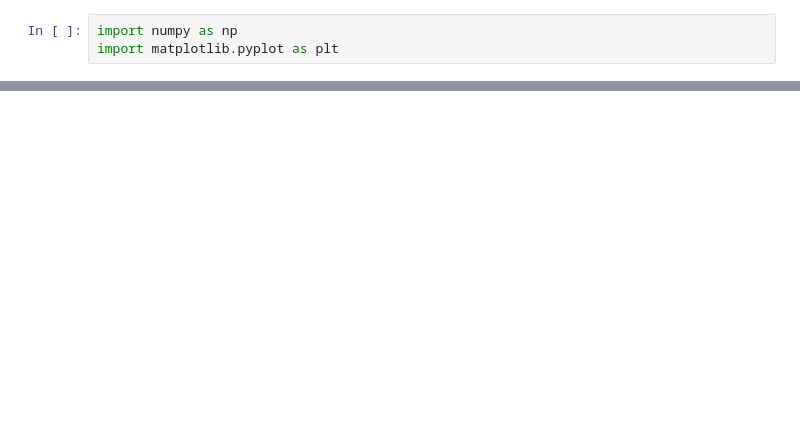
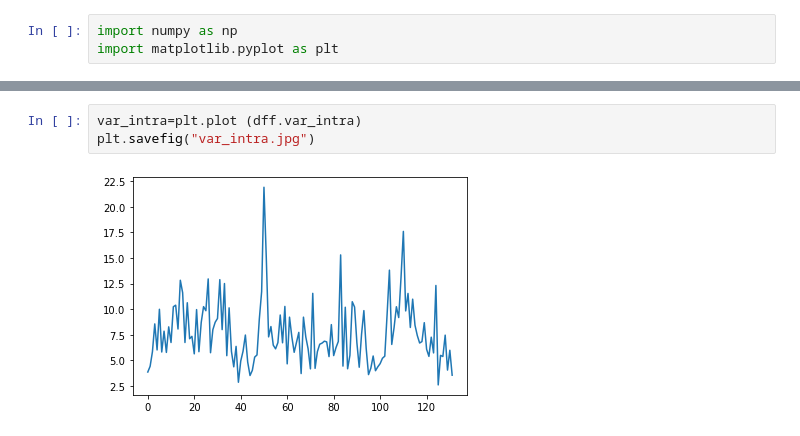
Before and after one commit to asiokfd/Proyecto2, a Jupyter notebook: Proyecto2 (sucio).ipynb, the cells around one changed output, grey strips where cells are left out. Saved outputs shown, nothing was run; the diff lists cells and outputs as text; blank space fills up the shorter version.

```diff
--- a/Proyecto2 (sucio).ipynb
+++ b/Proyecto2 (sucio).ipynb
@@ -195,0 +231,5 @@ plt.plot (historico.volatilidad)
+# %%
+var_intra=plt.plot (dff.var_intra)
+plt.savefig("var_intra.jpg")
+# %% [output]
+[figure, added]
```
Also changed, not shown: parts of 24 cells of this notebook, 9 other files.
